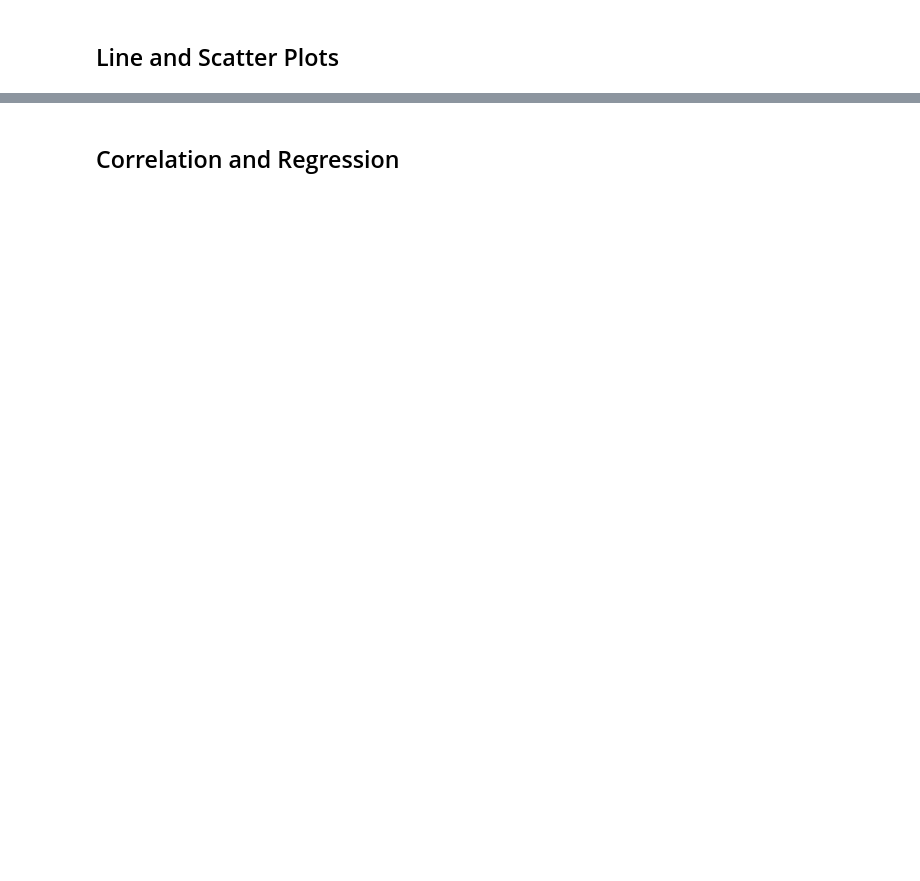
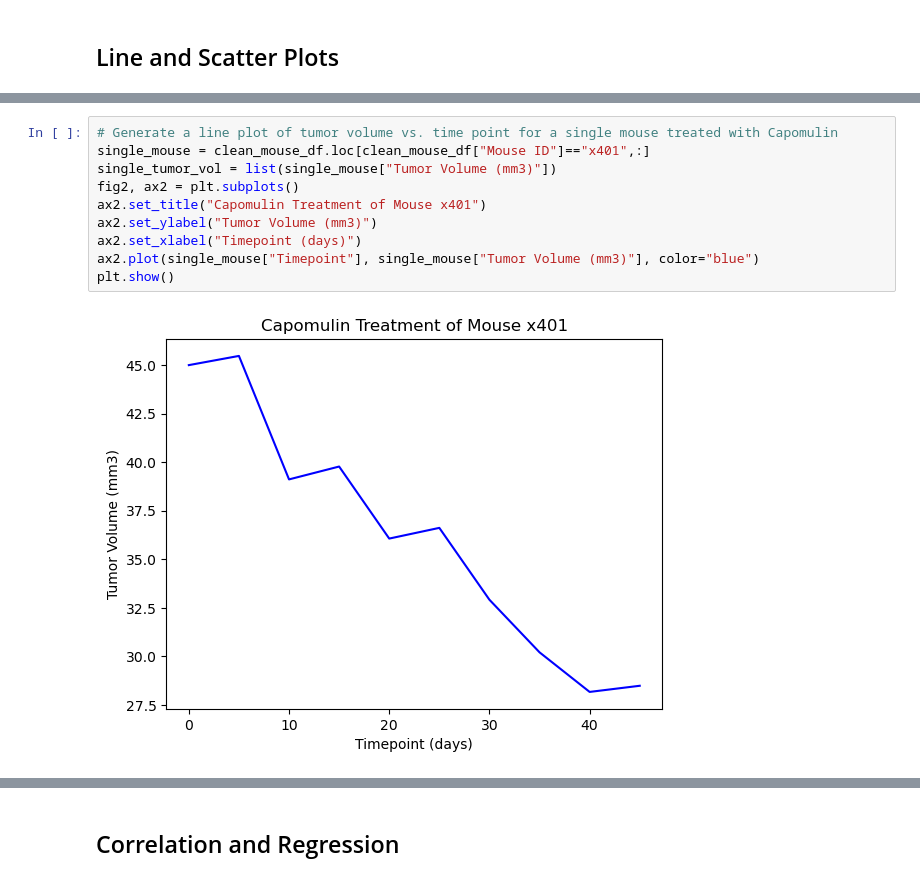
Before and after one commit to Grisy-98/data-visualization-challenge, a Jupyter notebook: Pymaceuticals/pymaceuticals.ipynb, the cells around one changed output, grey strips where cells are left out. Saved outputs shown, nothing was run; the diff lists cells and outputs as text; blank space fills up the shorter version.

```diff
--- a/Pymaceuticals/pymaceuticals_starter.ipynb
+++ b/Pymaceuticals/pymaceuticals.ipynb
@@ -291,0 +302,12 @@ Ceftamin has no potential outliers
+# %%
+# Generate a line plot of tumor volume vs. time point for a single mouse treated with Capomulin
+single_mouse = clean_mouse_df.loc[clean_mouse_df["Mouse ID"]=="x401",:]
+single_tumor_vol = list(single_mouse["Tumor Volume (mm3)"])
+fig2, ax2 = plt.subplots()
+ax2.set_title("Capomulin Treatment of Mouse x401")
+ax2.set_ylabel("Tumor Volume (mm3)")
+ax2.set_xlabel("Timepoint (days)")
+ax2.plot(single_mouse["Timepoint"], single_mouse["Tumor Volume (mm3)"], color="blue")
+plt.show()
+# %% [output]
+[figure, added]
```
Also changed, not shown: parts of 8 cells of this notebook.
